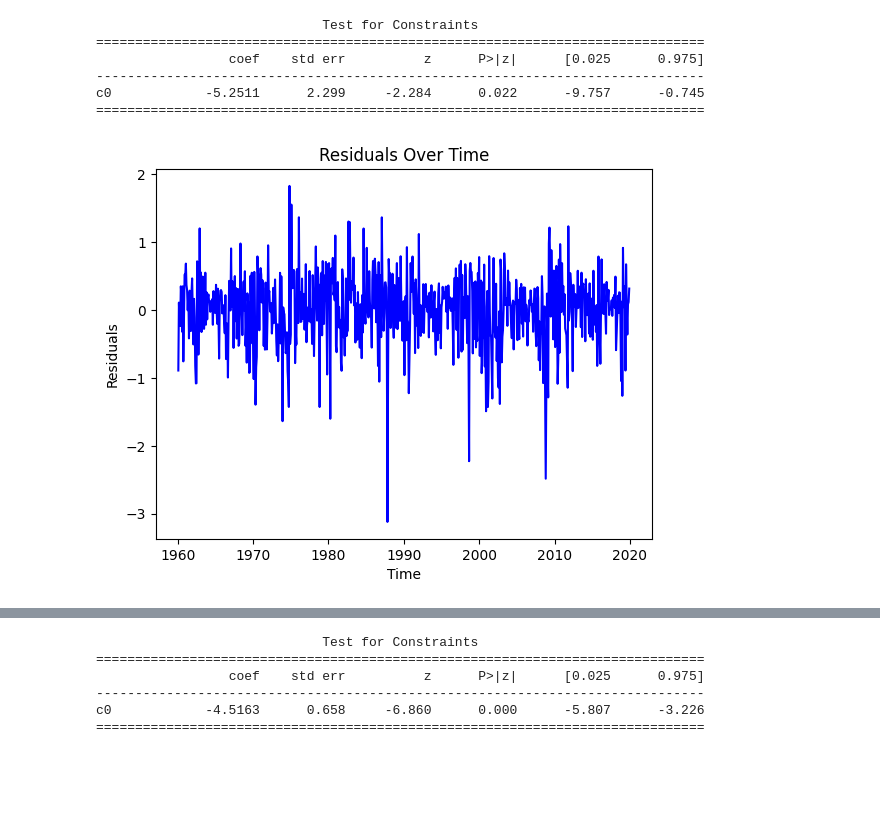
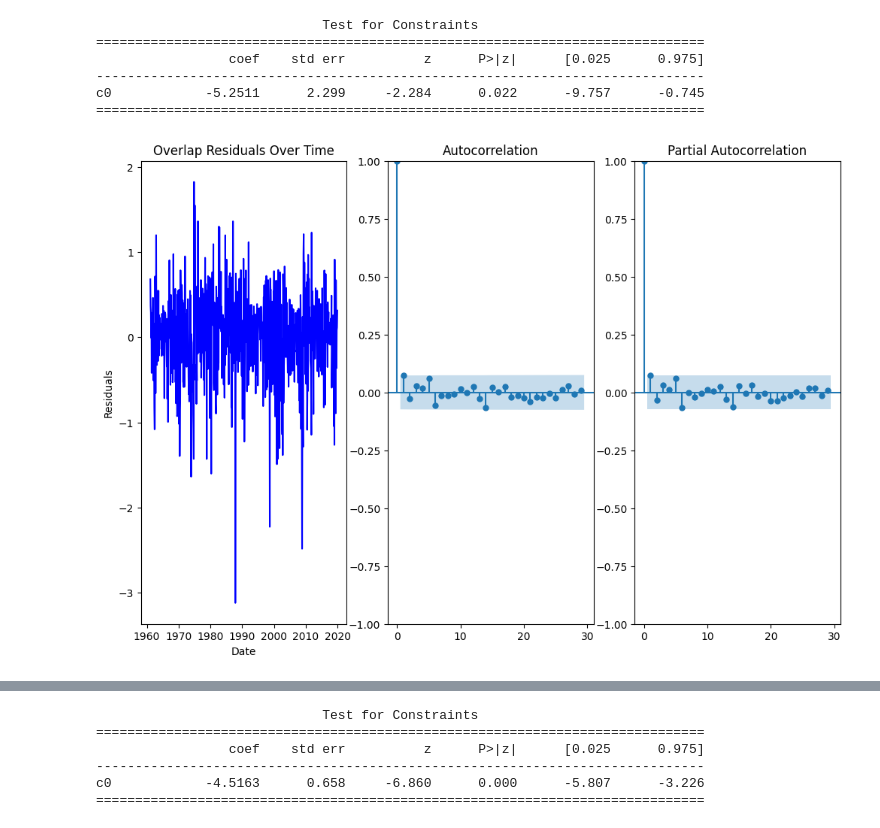
Before and after one commit to hg2777/Time-Series, a Jupyter notebook: ps3/hw3.ipynb, the cells around one changed output, grey strips where cells are left out. Drawn from its saved outputs; the diff is of its cells as text; code cells hidden in the pictures; blank space fills up the shorter version.

Commit message:
merged plots

```diff
--- a/ps3/hw3.ipynb
+++ b/ps3/hw3.ipynb
@@ -95,13 +80,16 @@ print(reg.t_test('dividend_yield = 0'))
 c0            -5.2511      2.299     -2.284      0.022      -9.757      -0.745
 ==============================================================================
 # %%
-sns.lineplot(x=real_returns['date'], y=reg.resid, color='blue')
-plt.xlabel('Time')
-plt.ylabel('Residuals')
-plt.title('Residuals Over Time')
+fig, axes = plt.subplots(1, 3, figsize=(12, 8))
+sns.lineplot(x=real_returns['date'], y=reg.resid, ax=axes[0], color='blue')
+axes[0].set_xlabel('Date')
+axes[0].set_ylabel('Residuals')
+axes[0].set_title('Overlap Residuals Over Time')
+acf = plot_acf(x=reg.resid, ax=axes[1])
+pacf = plot_pacf(x=reg.resid, ax=axes[2])
 plt.show()
 # %% [output]
-[figure, old version]
+[figure, new version]
 # %%
 rtk_k = real_returns['log_excess_ret'].shift(1)
 for i in range(2, 13):
```
Also changed, not shown: parts of 8 cells of this notebook.
